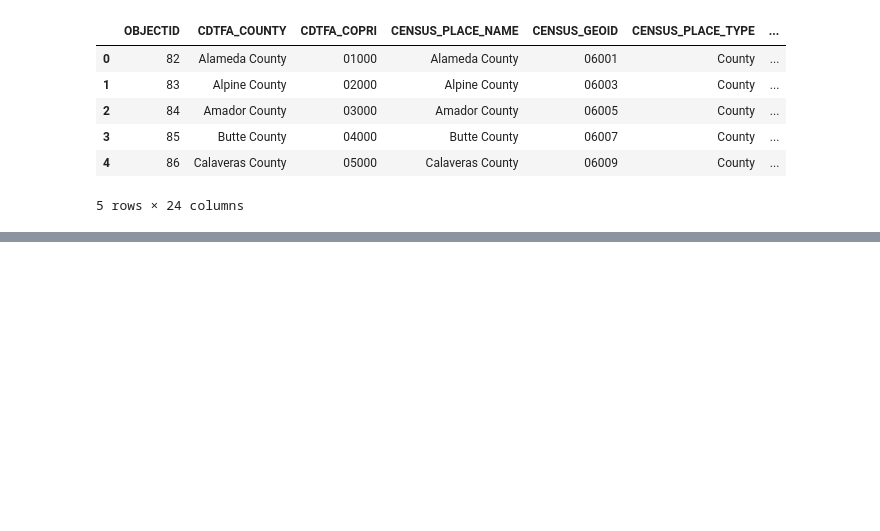
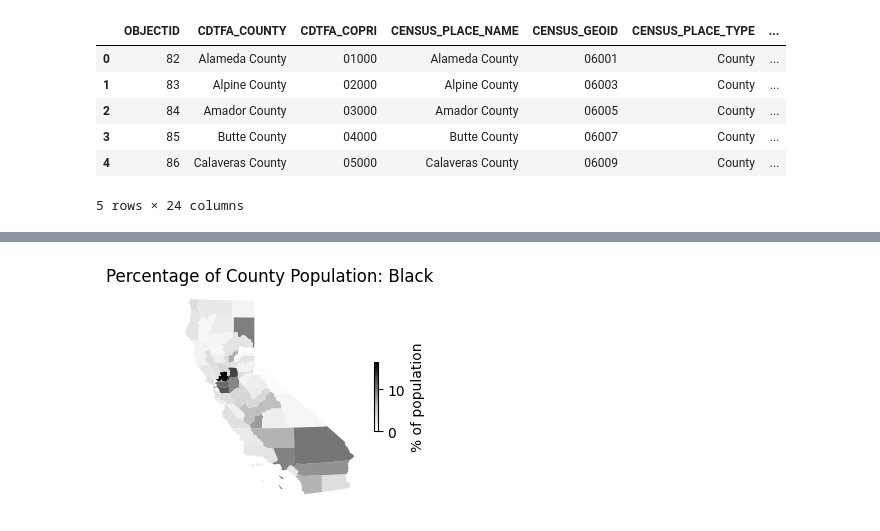
Before and after one commit to sose27/GROUP1_comm3180_S26_Data_Project, a Jupyter notebook: data_analysis/CA_counties_mapping.ipynb, the cells around one changed output, grey strips where cells are left out. Cells and saved outputs as stored; diff of their text form; code cells hidden in the pictures; blank space fills up the shorter version.

```diff
--- a/data_analysis/CA_counties_mapping.ipynb
+++ b/data_analysis/CA_counties_mapping.ipynb
@@ -81,0 +90,15 @@ plt.show()
+# %%
+combined_gdf.plot(column='pct_black',
+                  figsize=(3,3),
+                  legend=True,
+                  legend_kwds={
+                     'label': "% of population",
+                     'shrink': 0.3, # Shrinks the colorbar height
+                  },
+                  cmap='Grays'
+)
+plt.axis('off')
+plt.title('Percentage of County Population: Black')
+plt.show()
+# %% [output]
+[figure, added]
```
Also changed, not shown: parts of 1 cell of this notebook.
